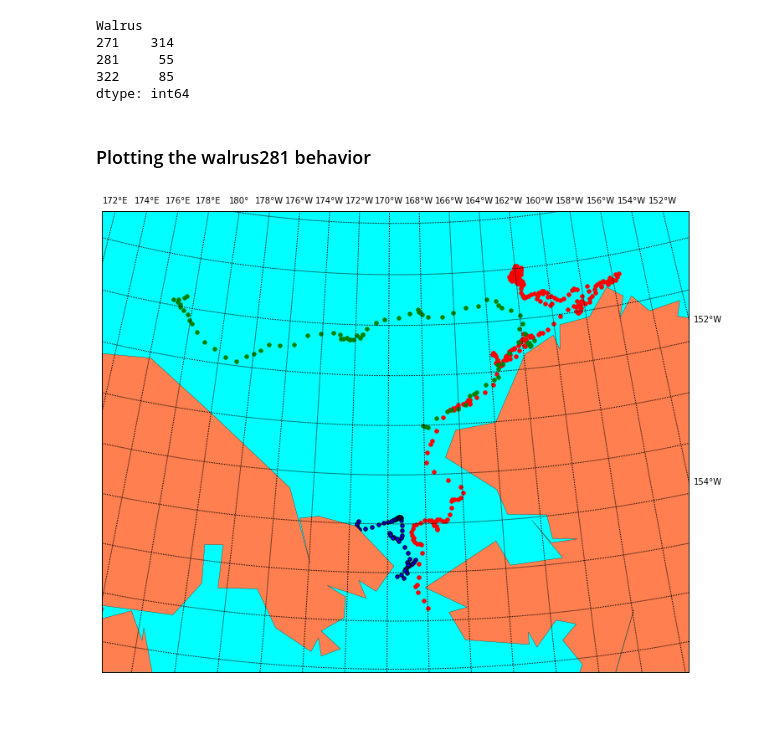
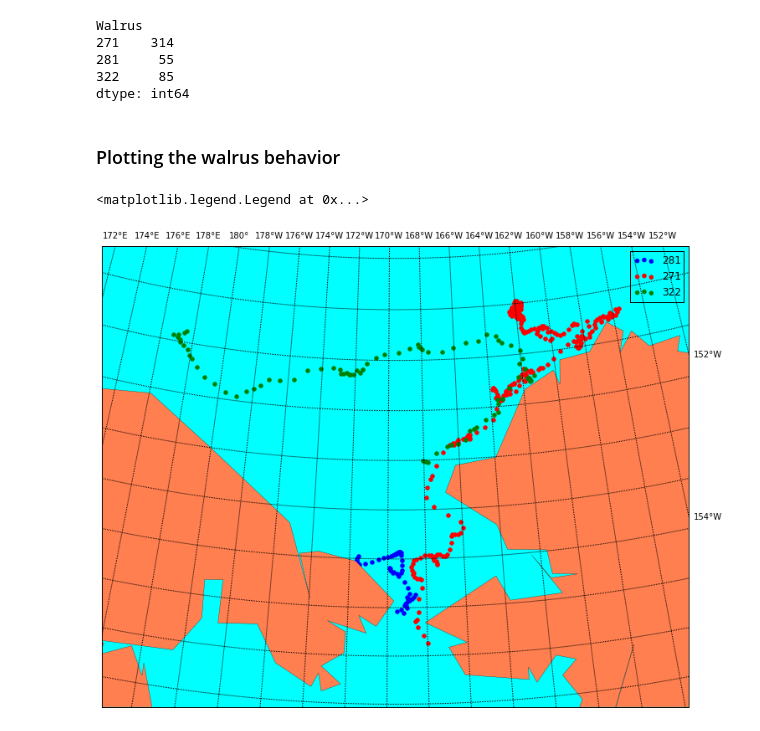
Before and after one commit to ygbeal/USGS_2015_06_23-25, a Jupyter notebook: 24_June/04_python_reading-plotting.ipynb, the cells around one changed output. Drawn from its saved outputs; the diff is of its cells as text; code cells hidden in the pictures.

Commit message:
Minor modification to the plotting notebook

```diff
--- a/24_June/04_python_reading-plotting.ipynb
+++ b/24_June/04_python_reading-plotting.ipynb
@@ -71,8 +69,8 @@ print df
 NumPy datetime64 dtype
 # %%
 filename = os.path.join('Walrus_Data','Walruses.csv')
-df = pd.read_csv(filename)
-df['DateTimeUTC'] = pd.to_datetime(df['DateTimeUTC'])
+df = pd.read_csv(filename, parse_dates=True,
+                 thousands=',')
 df.head(5)
 # %% [output]
 |  | Walrus | DateTimeUTC | Xcoord | Ycoord | Behav | Longitude | Latitude |
@@ -210,41 +206,42 @@ Walrus
 322     85
 dtype: int64
 # %% [markdown]
-### Plotting the walrus281 behavior
+### Plotting the walrus behavior
 # %%
 from mpl_toolkits.basemap import Basemap
 
 lons = walrus281.Longitude.values
 lats = walrus281.Latitude.values
 lons_c=np.average(lons)
 lats_c=np.average(lats)
 #map = Basemap(projection='mill',llcrnrlon=0,llcrnrlat=-80,urcrnrlon=360,urcrnrlat=80)
 map = Basemap(width=1400000,height=1100000,projection='lcc', resolution='c',lat_1=45.,lat_2=55.,lat_0=lats_c+2,lon_0=lons_c)
 fig=plt.figure(figsize=(12,9))
 ax = fig.add_axes([0.05,0.05,0.9,0.85])
 # draw coastlines, country boundaries, fill continents.
 map.drawcoastlines(linewidth=0.25)
 map.drawcountries(linewidth=0.25)
 map.fillcontinents(color='coral',lake_color='aqua')
 # draw the edge of the map projection region (the projection limb)
 map.drawmapboundary(fill_color='aqua')
 # draw lat/lon grid lines every 30 degrees.
 map.drawmeridians(np.arange(0,360,2), labels=[False, True, True, False])
 map.drawparallels(np.arange(-90,90,1), lables=[True, False, False, True])
 x, y = map(lons,lats)
-map.scatter(x,y)
+map.scatter(x,y,color='b',label='281')
 
 # now for walrus 271
 lons = walrus271.Longitude.values
 lats = walrus271.Latitude.values
 x, y = map(lons,lats)
-map.scatter(x,y,color='r')
+map.scatter(x,y,color='r',label='271')
 
 # now for walrus 322
 lons = walrus322.Longitude.values
 lats = walrus322.Latitude.values
 x, y = map(lons,lats)
-map.scatter(x,y,color='g')
+map.scatter(x,y,color='g',label='322')
 plt.legend()
 # %% [output]
+<matplotlib.legend.Legend at 0x...>
-[figure, old version]
+[figure, new version]
```
Also changed, not shown: parts of 11 cells of this notebook.
